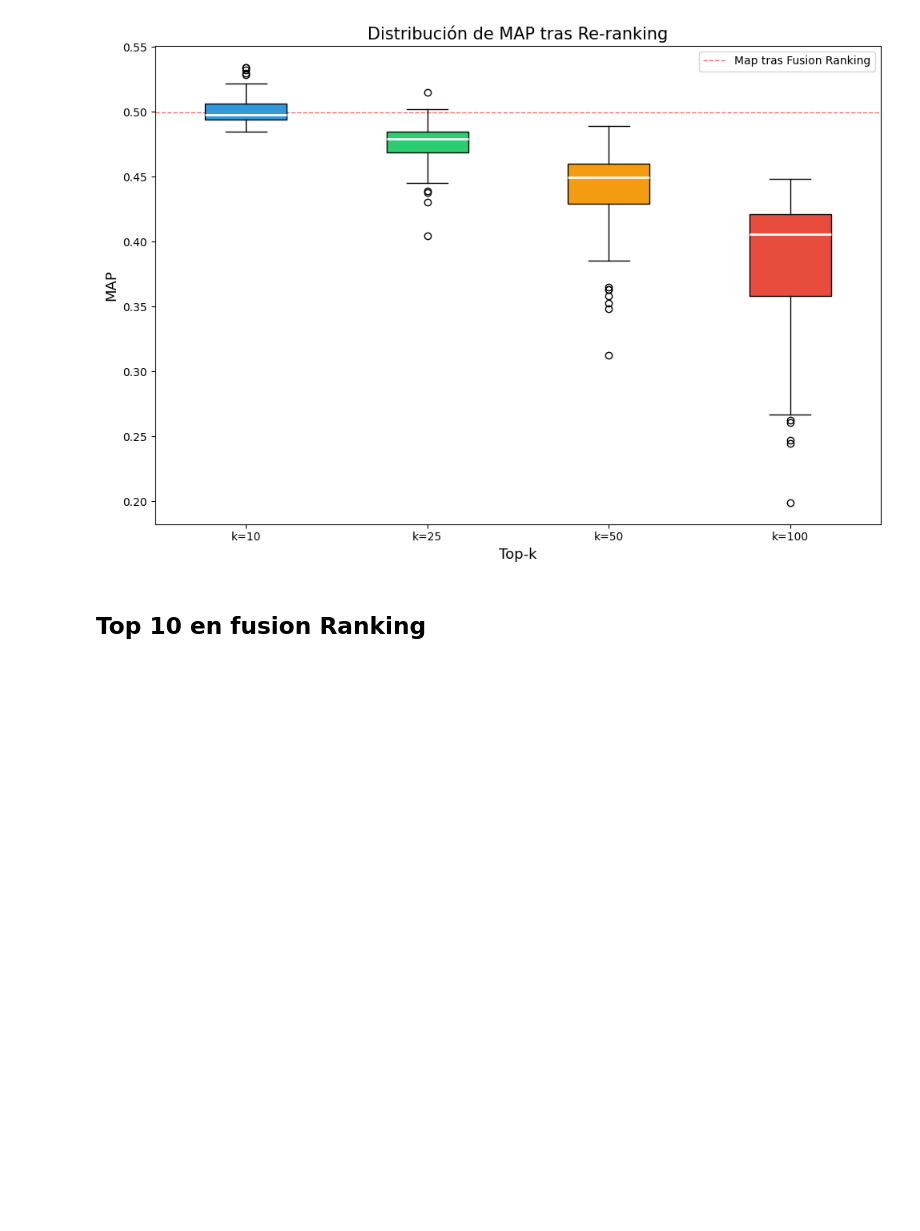
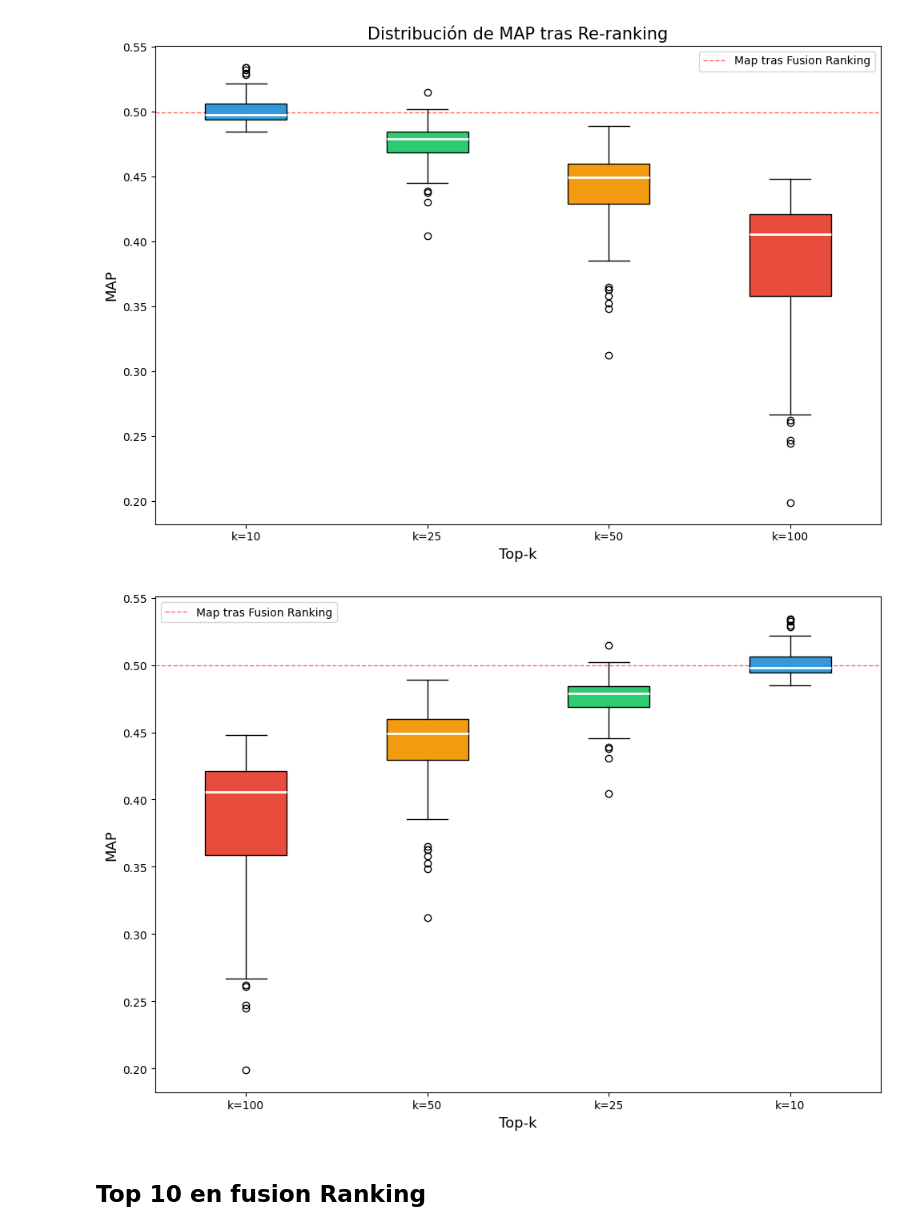
Before and after one commit to davidgc14/TalentCLEF-TaskA, a Jupyter notebook: notebooks/Plots.ipynb, the cells around one changed output. Saved outputs shown, nothing was run; the diff lists cells and outputs as text; code cells hidden in the pictures; blank space fills up the shorter version.

Commit message:
feat: New plot figures

```diff
--- a/notebooks/Plots.ipynb
+++ b/notebooks/Plots.ipynb
@@ -203,7 +203,7 @@ plt.show()
 # %%
 import pandas as pd
 
-df = pd.read_csv('models/results/massive evaluation reranking/reranking_models.csv')
+df = pd.read_csv('/home/david/Documents/Master/TFM/output/ranking_results/massive evaluation/reranking/reranking_models.csv')
 df = df.drop(columns=['map_reranking_75'])
 df = df[df['map_reranking_100'] != 0]
 df
@@ -312,6 +312,35 @@ plt.tight_layout()
 plt.show()
 # %% [output]
 [figure]
+# %%
+# repetir el boxplot anterior pero ordenando de mayor a menor el valor de k
+
+import matplotlib.pyplot as plt
+fig, ax = plt.subplots(figsize=(10, 7))
+# Añadir línea horizontal en 0.4995
+ax.axhline(y=0.4995, color='red', linestyle='--', linewidth=1, label='Map tras Fusion Ranking', alpha=0.6)
+# Preparar datos ordenados de mayor a menor k
+map_columns = ['map_reranking_100', 'map_reranking_50', 'map_reranking_25', 'map_reranking_10']
+data_to_plot = [df[col] for col in map_columns]
+k_labels = ['k=100', 'k=50', 'k=25', 'k=10']
+colors = ['#e74c3c', '#f39c12', '#2ecc71', '#3498db']
+# Crear box plots
+bp = ax.boxplot(data_to_plot, labels=k_labels, patch_artist=True)
+# Colorear el relleno de las cajas
+for patch, color in zip(bp['boxes'], colors):
+    patch.set_facecolor(color)
+# Cambiar la mediana a blanco
+for median in bp['medians']:
+    median.set_color('white')
+    median.set_linewidth(2)
+ax.set_ylabel('MAP', fontsize=13)
+ax.set_xlabel('Top-k', fontsize=13)
+# ax.set_title(f'Distribución de MAP tras Re-ranking (Ordenado por k)', fontsize=15)
+ax.legend()
+plt.tight_layout()
+plt.show()
+# %% [output]
+[figure, added]
 # %% [markdown]
 ## Top 10 en fusion Ranking
 # %%
```
Also changed, not shown: parts of 6 cells of this notebook.
